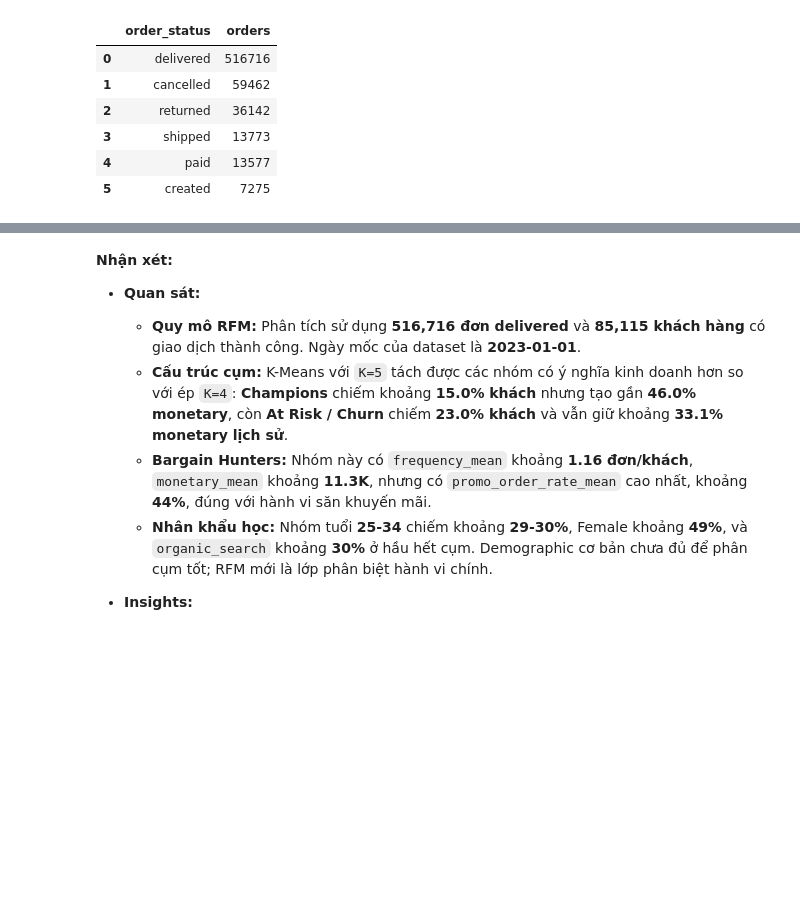
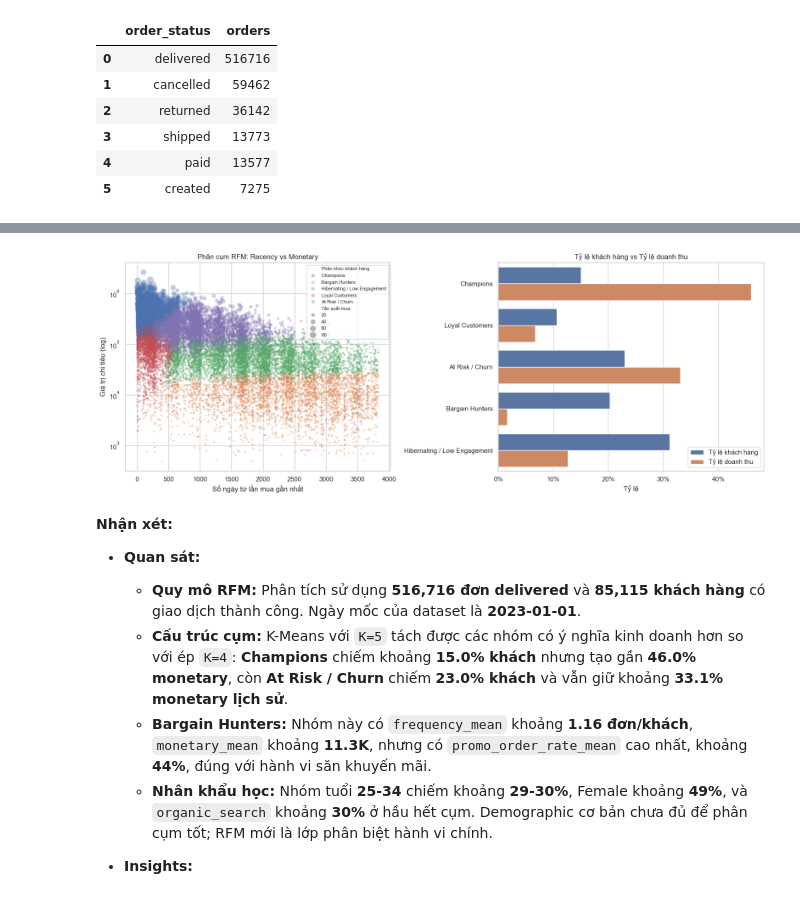
Before and after one commit to zintomvn/DATATHON-2026-VinUni, a Jupyter notebook: notebooks/problem_solving.ipynb, the cells around one changed output, grey strips where cells are left out. Drawn from its saved outputs; the diff is of its cells as text; code cells hidden in the pictures; blank space fills up the shorter version.

```diff
--- a/notebooks/problem_solving.ipynb
+++ b/notebooks/problem_solving.ipynb
@@ -405,3 +449,63 @@ plt.show()
+# %%
+# Rename cho customer_segments
+customer_segments_vi = customer_segments.rename(columns={
+    "recency": "Số ngày từ lần mua gần nhất",
+    "monetary": "Giá trị chi tiêu",
+    "frequency": "Tần suất mua",
+    "customer_segment": "Phân khúc khách hàng"
+})
+
+# Rename cho summary
+rfm_segment_summary_vi = rfm_segment_summary.rename(columns={
+    "customer_segment": "Phân khúc khách hàng",
+    "customer_share": "Tỷ lệ khách hàng",
+    "monetary_share": "Tỷ lệ doanh thu"
+})
+# %%
+plot_sample = customer_segments_vi.sample(min(20_000, len(customer_segments_vi)), random_state=RANDOM_STATE)
+fig, axes = plt.subplots(1, 2, figsize=(16, 6))
+
+sns.scatterplot(
+    data=plot_sample,
+    x="Số ngày từ lần mua gần nhất",
+    y="Giá trị chi tiêu",
+    hue="Phân khúc khách hàng",
+    size="Tần suất mua",
+    sizes=(10, 140), alpha=0.35, linewidth=0, ax=axes[0]
+)
+
+axes[0].set_yscale("log")
+axes[0].set_title("Phân cụm RFM: Recency vs Monetary")
+axes[0].set_xlabel("Số ngày từ lần mua gần nhất")
+axes[0].set_ylabel("Giá trị chi tiêu (log)")
+axes[0].legend(loc="upper right", fontsize=8)
+
+summary_long = rfm_segment_summary_vi.melt(
+    id_vars="Phân khúc khách hàng",
+    value_vars=["Tỷ lệ khách hàng", "Tỷ lệ doanh thu"],
+    var_name="Chỉ số",
+    value_name="Tỷ lệ"
+)
+
+sns.barplot(
+    data=summary_long,
+    x="Tỷ lệ",
+    y="Phân khúc khách hàng",
+    hue="Chỉ số",
+    order=customer_segment_order,
+    ax=axes[1]
+)
+
+axes[1].set_title("Tỷ lệ khách hàng vs Tỷ lệ doanh thu")
+axes[1].set_xlabel("Tỷ lệ")
+axes[1].set_ylabel("")
+axes[1].xaxis.set_major_formatter(lambda x, pos: f"{x:.0%}")
+axes[1].legend(title="")
+
+plt.tight_layout()
+plt.show()
+# %% [output]
+[figure, added]
 # %% [markdown]
 **Nhận xét:**
 
```
Also changed, not shown: parts of 69 cells of this notebook, 16 other files.
